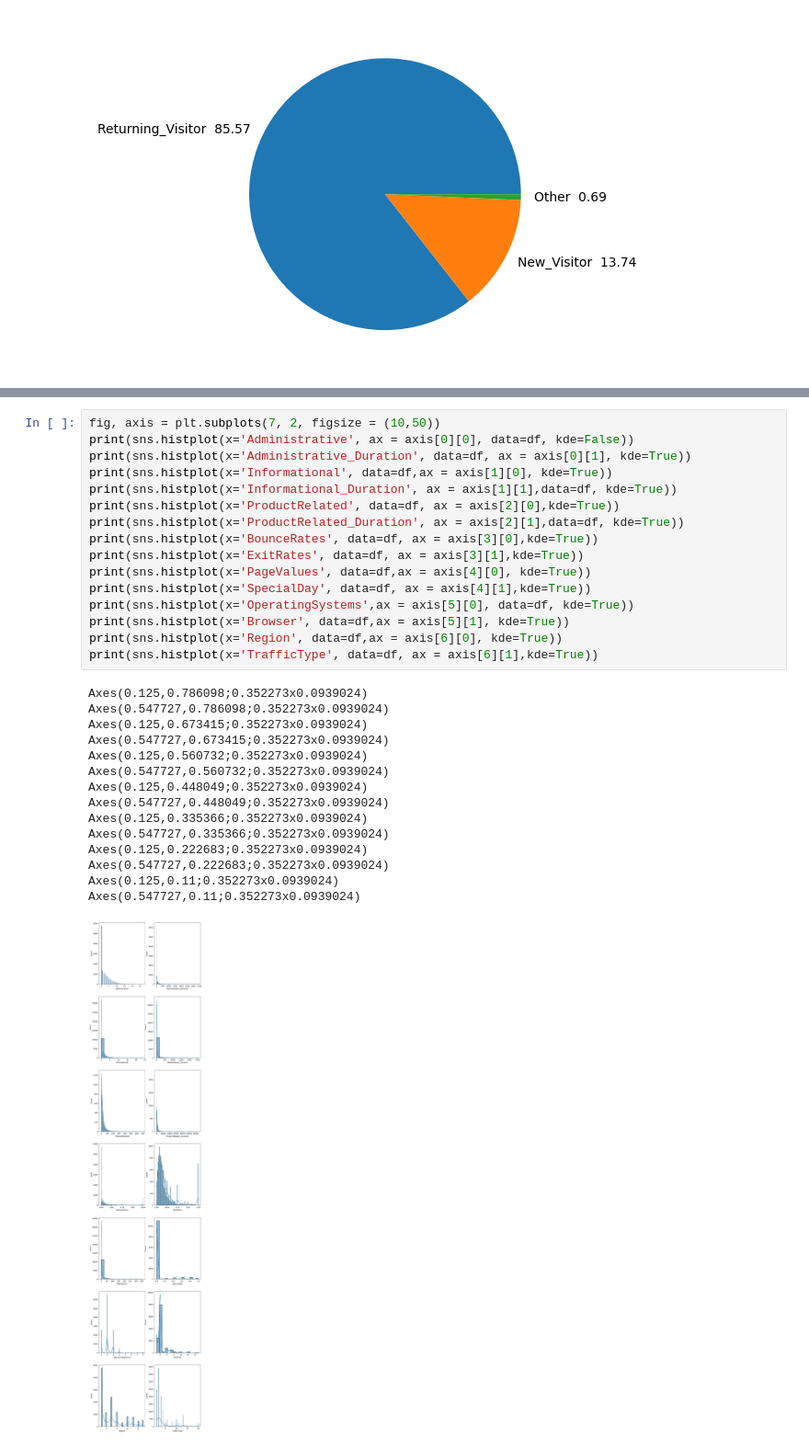
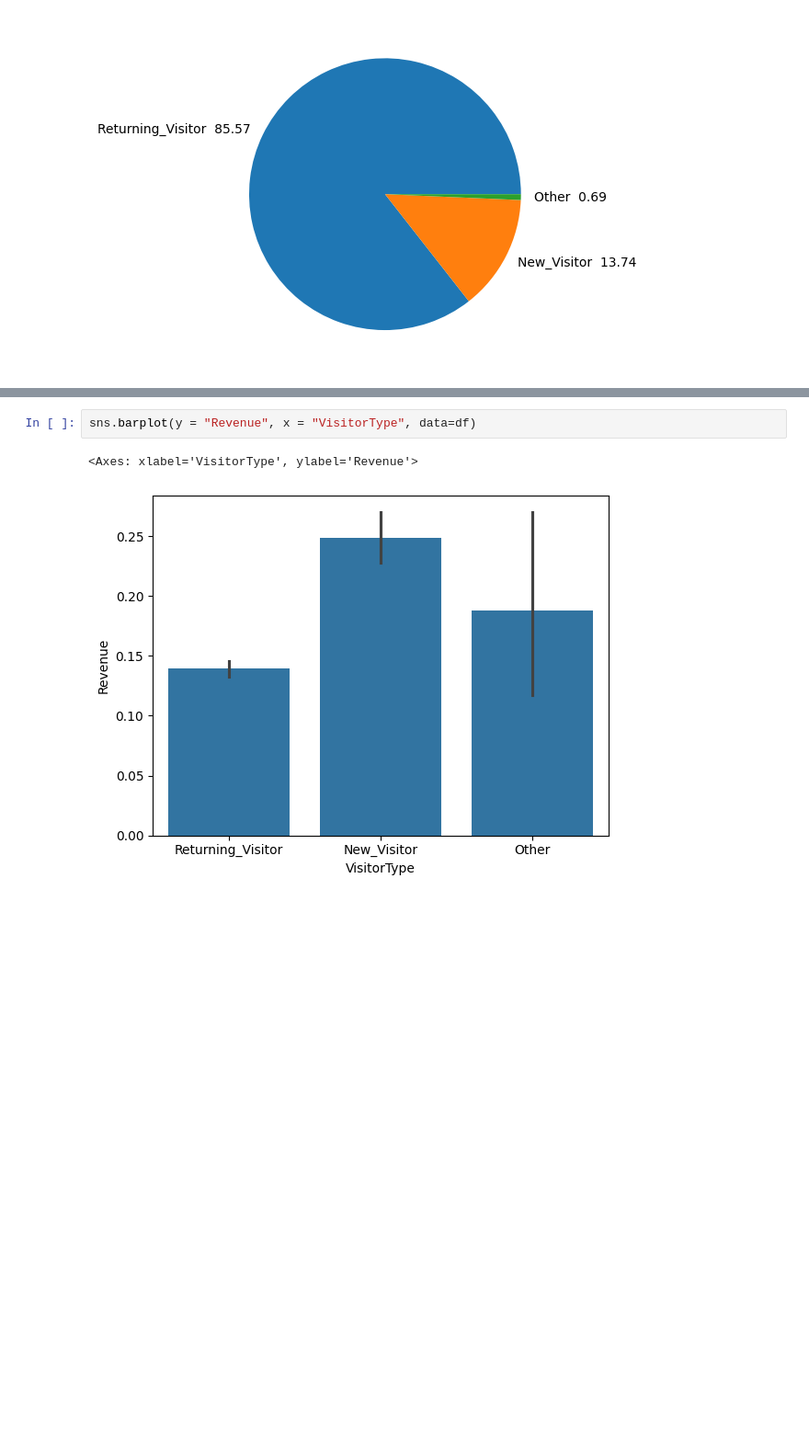
Before and after one commit to Mayank-MSJ-Singh/Online-Shoppers-Purchasing-Intention-Dataset, a Jupyter notebook: main.ipynb, the cells around one changed output, grey strips where cells are left out. Shown at 92% size. Saved outputs shown, nothing was run; the diff lists cells and outputs as text; blank space fills up the shorter version.

```diff
--- a/main.ipynb
+++ b/main.ipynb
@@ -121,32 +157,5 @@ Index(['Administrative', 'Administrative_Duration', 'Informational',
-# %%
-fig, axis = plt.subplots(7, 2, figsize = (10,50))
-print(sns.histplot(x='Administrative', ax = axis[0][0], data=df, kde=False))
-print(sns.histplot(x='Administrative_Duration', data=df, ax = axis[0][1], kde=True))
-print(sns.histplot(x='Informational', data=df,ax = axis[1][0], kde=True))
-print(sns.histplot(x='Informational_Duration', ax = axis[1][1],data=df, kde=True))
-print(sns.histplot(x='ProductRelated', data=df, ax = axis[2][0],kde=True))
-print(sns.histplot(x='ProductRelated_Duration', ax = axis[2][1],data=df, kde=True))
-print(sns.histplot(x='BounceRates', data=df, ax = axis[3][0],kde=True))
-print(sns.histplot(x='ExitRates', data=df, ax = axis[3][1],kde=True))
-print(sns.histplot(x='PageValues', data=df,ax = axis[4][0], kde=True))
-print(sns.histplot(x='SpecialDay', data=df, ax = axis[4][1],kde=True))
-print(sns.histplot(x='OperatingSystems',ax = axis[5][0], data=df, kde=True))
-print(sns.histplot(x='Browser', data=df,ax = axis[5][1], kde=True))
-print(sns.histplot(x='Region', data=df,ax = axis[6][0], kde=True))
-print(sns.histplot(x='TrafficType', data=df, ax = axis[6][1],kde=True))
-# %% [output]
-Axes(0.125,0.786098;0.352273x0.0939024)
-Axes(0.547727,0.786098;0.352273x0.0939024)
-Axes(0.125,0.673415;0.352273x0.0939024)
-Axes(0.547727,0.673415;0.352273x0.0939024)
-Axes(0.125,0.560732;0.352273x0.0939024)
-Axes(0.547727,0.560732;0.352273x0.0939024)
-Axes(0.125,0.448049;0.352273x0.0939024)
-Axes(0.547727,0.448049;0.352273x0.0939024)
-Axes(0.125,0.335366;0.352273x0.0939024)
-Axes(0.547727,0.335366;0.352273x0.0939024)
-Axes(0.125,0.222683;0.352273x0.0939024)
-Axes(0.547727,0.222683;0.352273x0.0939024)
-Axes(0.125,0.11;0.352273x0.0939024)
-Axes(0.547727,0.11;0.352273x0.0939024)
-[figure, removed]
+# %%
+sns.barplot(y = "Revenue", x = "VisitorType", data=df)
+# %% [output]
+<Axes: xlabel='VisitorType', ylabel='Revenue'>
+[figure, added]
```
Also changed, not shown: parts of 18 cells of this notebook.
